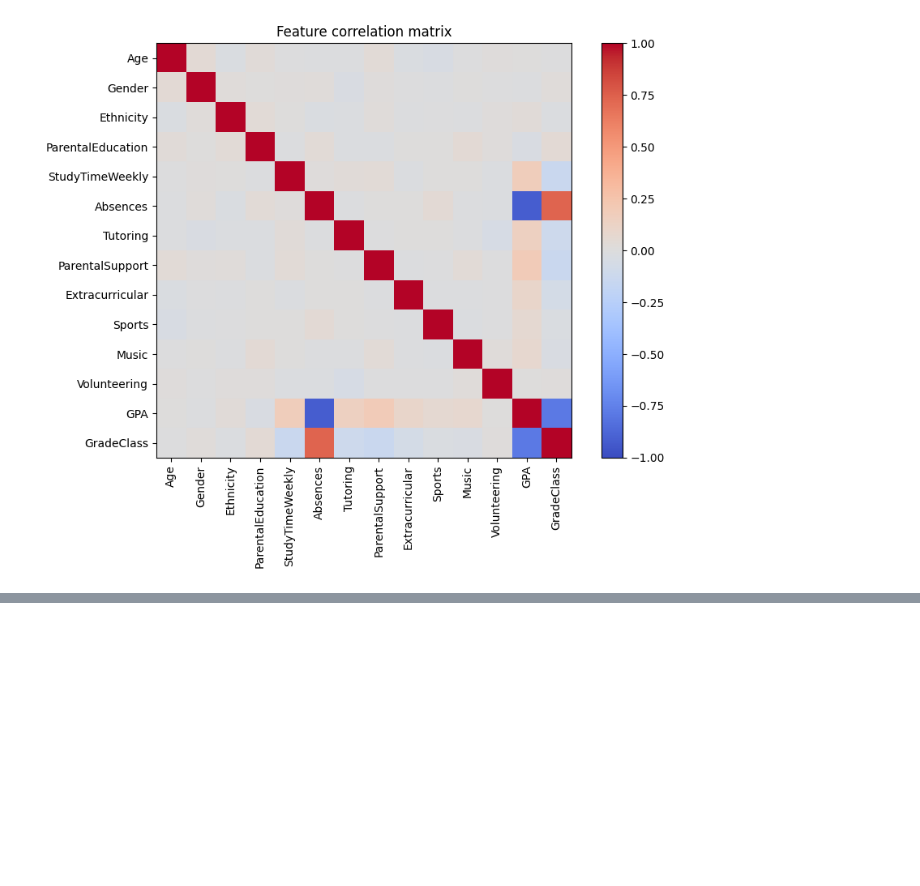
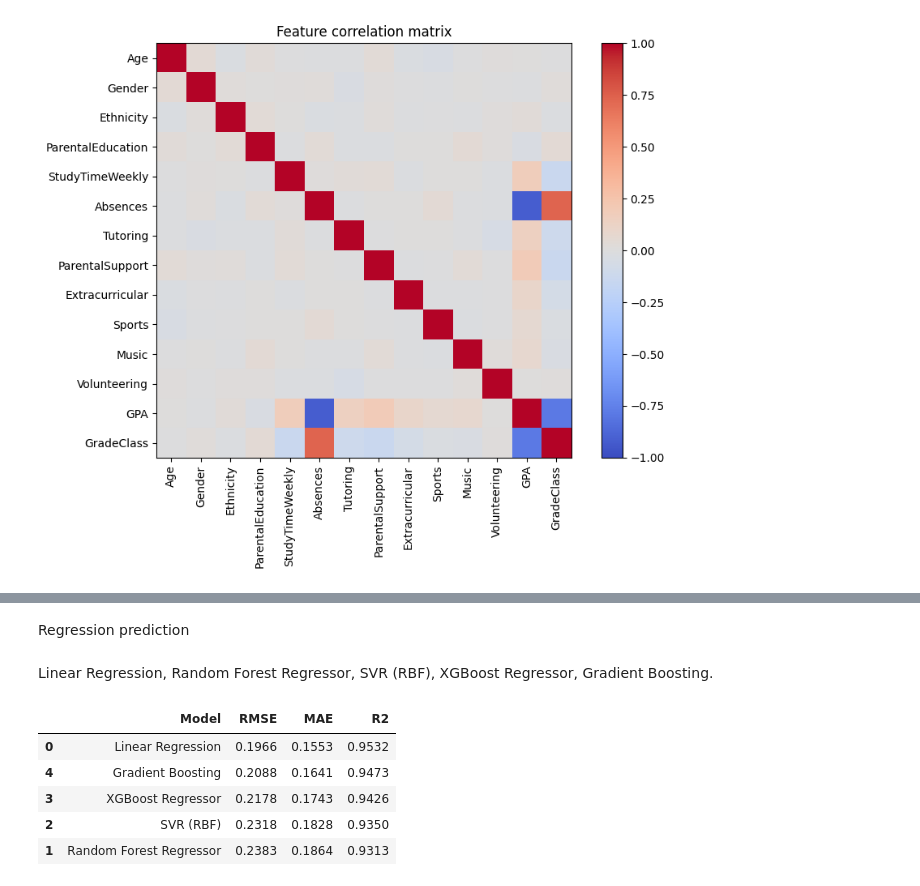
Before and after one commit to ZAWAD1/ISPDSS_Intelligent-student-performance-decision-support-system, a Jupyter notebook: notebook.ipynb, the cells around one changed output, grey strips where cells are left out. Saved outputs shown, nothing was run; the diff lists cells and outputs as text; code cells hidden in the pictures; blank space fills up the shorter version.

```diff
--- a/notebook.ipynb
+++ b/notebook.ipynb
@@ -113,0 +221,4 @@ plt.show()
+# %%
+# Regression split
+Xr_train, Xr_test, yr_train, yr_test = train_test_split(
+    X, y_reg, test_size=0.2, random_state=42)
@@ -113,0 +229,4 @@ plt.show()
+# %%
+# Regression scalers
+reg_scaler = StandardScaler().fit(Xr_train)
+Xr_train_s, Xr_test_s = reg_scaler.transform(Xr_train), reg_scaler.transform(Xr_test)
@@ -113,0 +335,38 @@ plt.show()
+# %% [markdown]
+Regression prediction
+# %% [markdown]
+Linear Regression, Random Forest Regressor, SVR (RBF), XGBoost Regressor, Gradient Boosting.
+# %%
+reg_models = {
+    "Linear Regression": LinearRegression(),
+    "Random Forest Regressor": RandomForestRegressor(n_estimators=300, max_depth=10, random_state=42),
+    "SVR (RBF)": SVR(kernel="rbf", C=1.0, epsilon=0.1),
+    "XGBoost Regressor": XGBRegressor(n_estimators=300, max_depth=5, learning_rate=0.05, random_state=42),
+    "Gradient Boosting": GradientBoostingRegressor(n_estimators=300, max_depth=3, learning_rate=0.05, random_state=42),
+}
+
+reg_results = []
+for name, model in reg_models.items():
+    model.fit(Xr_train_s, yr_train)
+    y_pred = model.predict(Xr_test_s)
+    rmse = np.sqrt(mean_squared_error(yr_test, y_pred))
+    mae = mean_absolute_error(yr_test, y_pred)
+    r2 = r2_score(yr_test, y_pred)
+    reg_results.append({
+        "Model": name,
+        "RMSE": round(rmse,4),
+        "MAE": round(mae,4),
+        "R2": round(r2,4)
+    })
+    joblib.dump(model, f"{MODELS_DIR}/reg_{name.replace(' ','_').replace('(','').replace(')','')}.joblib")
+
+reg_results_df = pd.DataFrame(reg_results).sort_values("R2", ascending=False)
+reg_results_df.to_csv(f"{OUT_DIR}/regression_results.csv", index=False)
+reg_results_df
+# %% [output]
+|  | Model | RMSE | MAE | R2 |
+| 0 | Linear Regression | 0.1966 | 0.1553 | 0.9532 |
+| 4 | Gradient Boosting | 0.2088 | 0.1641 | 0.9473 |
+| 3 | XGBoost Regressor | 0.2178 | 0.1743 | 0.9426 |
+| 2 | SVR (RBF) | 0.2318 | 0.1828 | 0.9350 |
+| 1 | Random Forest Regressor | 0.2383 | 0.1864 | 0.9313 |
```
Also changed, not shown: parts of 22 cells of this notebook.
